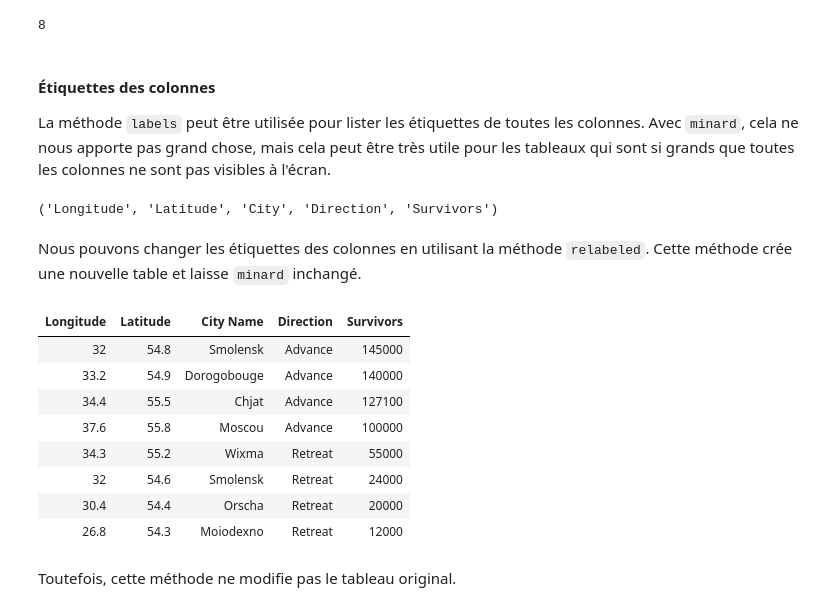
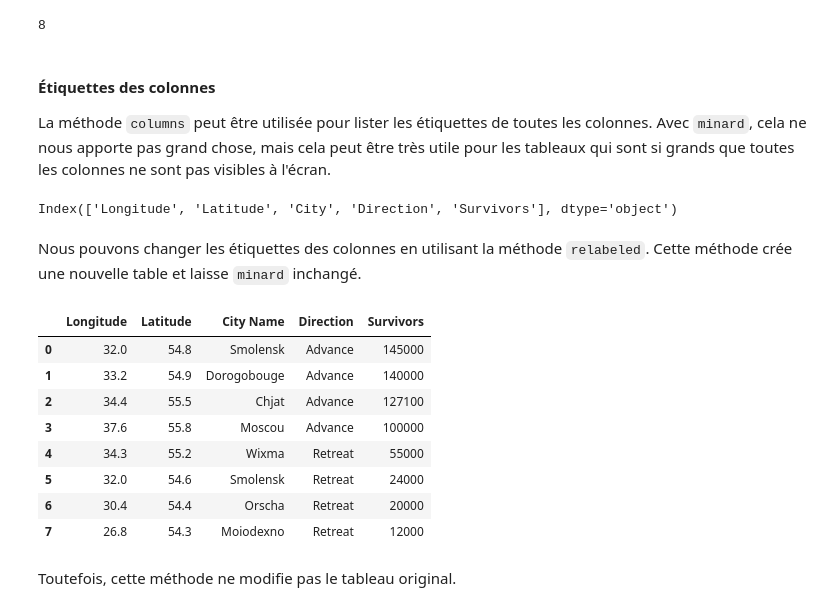
Before and after one commit to Thomas-Schatz/L1_Descartes_sciences_des_donnees, a Jupyter notebook: notes_de_cours/Séance1_CM.ipynb, the cells around one changed output. Cells and saved outputs as stored; diff of their text form; code cells hidden in the pictures.

```diff
--- a/notes_de_cours/Séance1_CM.ipynb
+++ b/notes_de_cours/Séance1_CM.ipynb
@@ -618,25 +620,25 @@ len(minard)
 # %% [markdown]
 #### Étiquettes des colonnes
 
-La méthode `labels` peut être utilisée pour lister les étiquettes de toutes les colonnes. Avec `minard`, cela ne nous apporte pas grand chose, mais cela peut être très utile pour les tableaux qui sont si grands que toutes les colonnes ne sont pas visibles à l'écran.
+La méthode `columns` peut être utilisée pour lister les étiquettes de toutes les colonnes. Avec `minard`, cela ne nous apporte pas grand chose, mais cela peut être très utile pour les tableaux qui sont si grands que toutes les colonnes ne sont pas visibles à l'écran.
 # %%
-minard.labels
+minard.columns
 # %% [output]
-('Longitude', 'Latitude', 'City', 'Direction', 'Survivors')
+Index(['Longitude', 'Latitude', 'City', 'Direction', 'Survivors'], dtype='object')
 # %% [markdown]
 Nous pouvons changer les étiquettes des colonnes en utilisant la méthode `relabeled`. Cette méthode crée une nouvelle table et laisse `minard` inchangé.
 # %%
-minard.relabeled('City', 'City Name')
+minard.rename(columns={'City': 'City Name'})
 # %% [output]
-| Longitude | Latitude | City Name | Direction | Survivors |
-| 32 | 54.8 | Smolensk | Advance | 145000 |
-| 33.2 | 54.9 | Dorogobouge | Advance | 140000 |
-| 34.4 | 55.5 | Chjat | Advance | 127100 |
-| 37.6 | 55.8 | Moscou | Advance | 100000 |
-| 34.3 | 55.2 | Wixma | Retreat | 55000 |
-| 32 | 54.6 | Smolensk | Retreat | 24000 |
-| 30.4 | 54.4 | Orscha | Retreat | 20000 |
-| 26.8 | 54.3 | Moiodexno | Retreat | 12000 |
+|  | Longitude | Latitude | City Name | Direction | Survivors |
+| 0 | 32.0 | 54.8 | Smolensk | Advance | 145000 |
+| 1 | 33.2 | 54.9 | Dorogobouge | Advance | 140000 |
+| 2 | 34.4 | 55.5 | Chjat | Advance | 127100 |
+| 3 | 37.6 | 55.8 | Moscou | Advance | 100000 |
+| 4 | 34.3 | 55.2 | Wixma | Retreat | 55000 |
+| 5 | 32.0 | 54.6 | Smolensk | Retreat | 24000 |
+| 6 | 30.4 | 54.4 | Orscha | Retreat | 20000 |
+| 7 | 26.8 | 54.3 | Moiodexno | Retreat | 12000 |
 # %% [markdown]
 Toutefois, cette méthode ne modifie pas le tableau original.
 # %%
```
Also changed, not shown: parts of 32 cells of this notebook, 1 other file.
